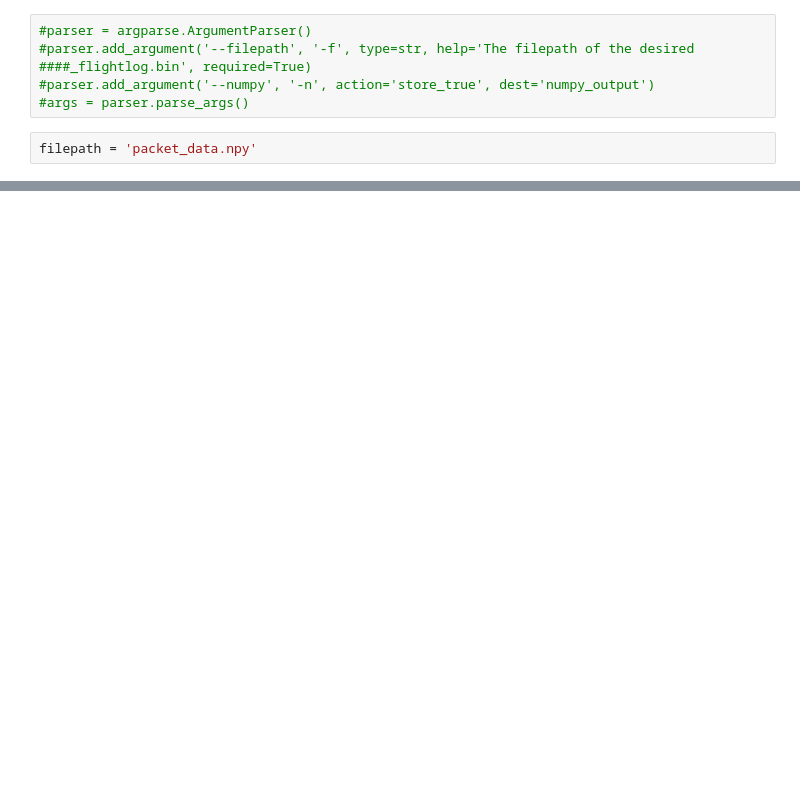
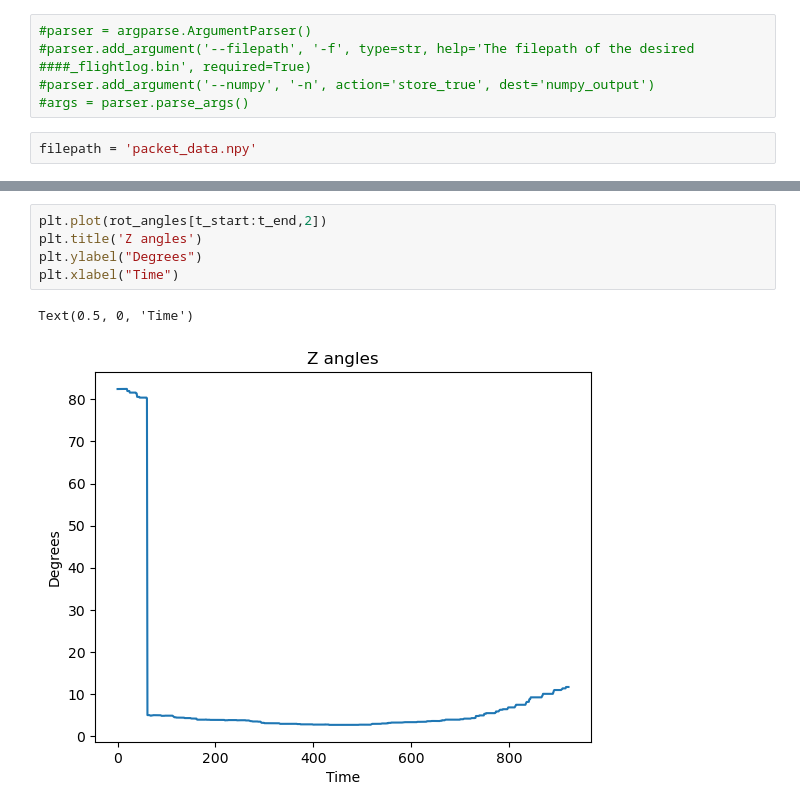
Before and after one commit to Rutgers-RPL/FlightDataAnalysis, a Jupyter notebook: gravityOffsetCalcs.ipynb, the cells around one changed output, grey strips where cells are left out. Cells and saved outputs as stored; diff of their text form; blank space fills up the shorter version.

```diff
--- a/gravityOffsetCalcs.ipynb
+++ b/gravityOffsetCalcs.ipynb
@@ -26,0 +75,8 @@ for i in range(len(data)):
+# %%
+plt.plot(rot_angles[t_start:t_end,2])
+plt.title('Z angles')
+plt.ylabel("Degrees")
+plt.xlabel("Time")
+# %% [output]
+Text(0.5, 0, 'Time')
+[figure, added]
```
Also changed, not shown: parts of 10 cells of this notebook.
